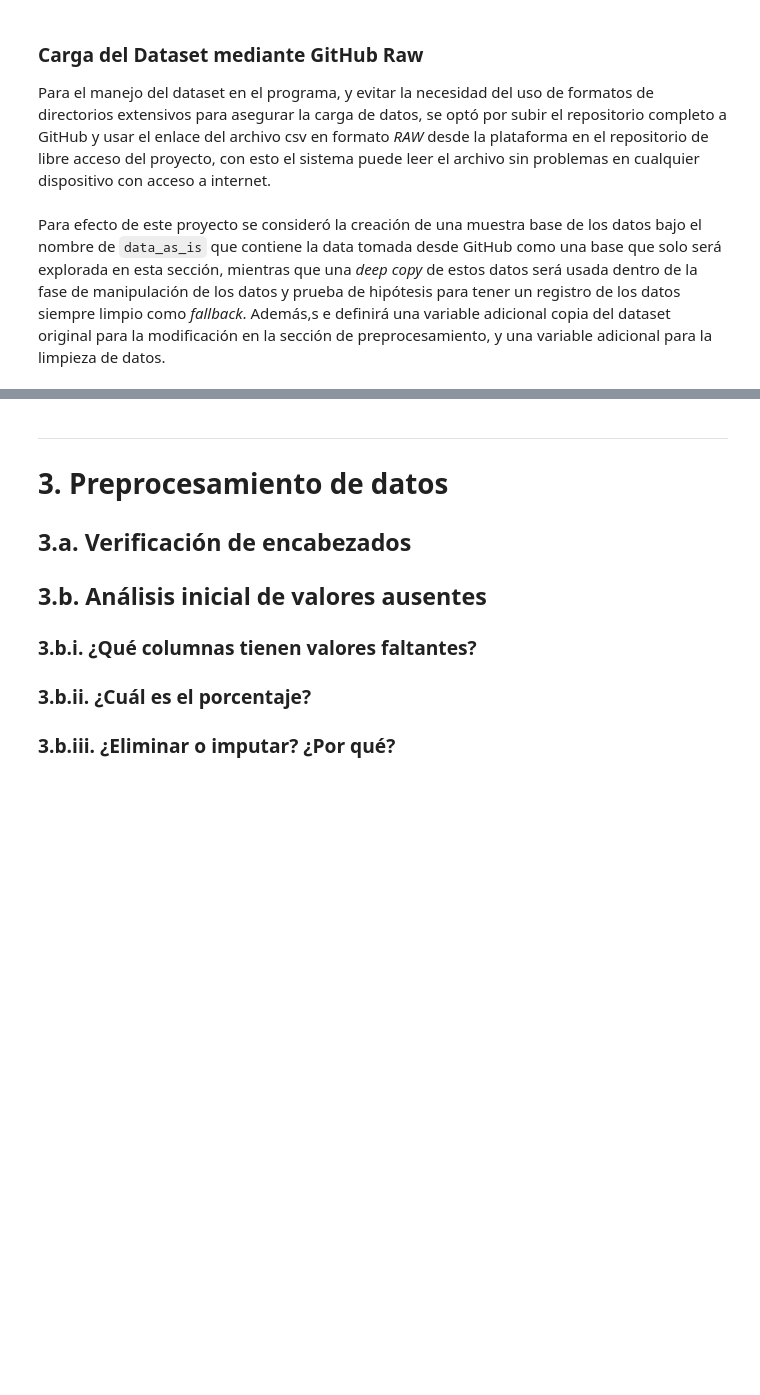
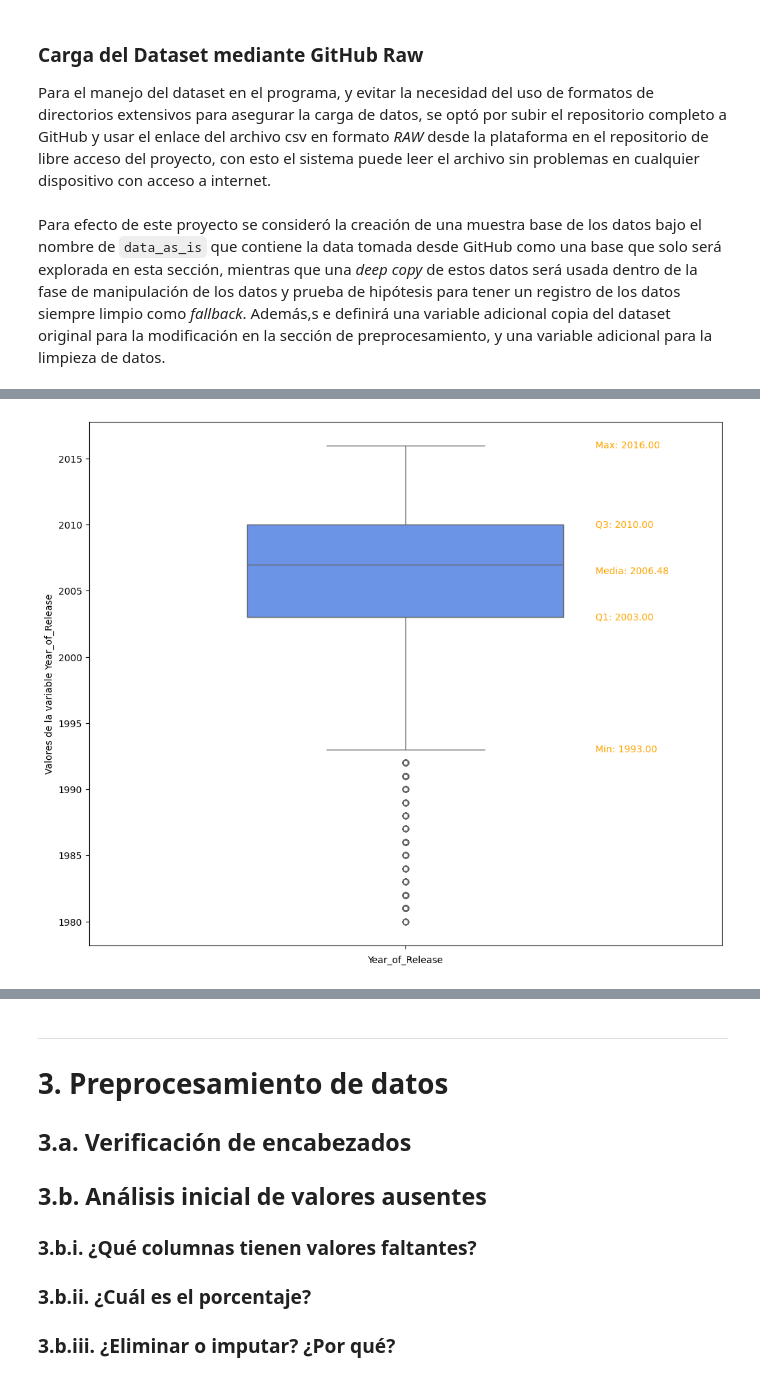
Before and after one commit to Volv1t3/MidtermDataAnalysisProject, a Jupyter notebook: src/python/notebooks/Proyecto_Fin_Semestre_Arellano.ipynb, the cells around one changed output, grey strips where cells are left out. Cells and saved outputs as stored; diff of their text form; code cells hidden in the pictures; blank space fills up the shorter version.

```diff
--- a/src/python/notebooks/Proyecto_Fin_Semestre_Arellano.ipynb
+++ b/src/python/notebooks/Proyecto_Fin_Semestre_Arellano.ipynb
@@ -214,0 +367,22 @@ En esta sección, trabajaremos con un análisis base de la correlación de los d
+# %%
+#? 2.  Exploracion visual mediante un box plot de los datos del contenido de children
+fig, ax = plt.subplots(figsize=(12, 10))
+bp = sns.boxplot(data=data_as_is, y='Year_of_Release', ax=ax,width=.50)
+
+# Calcular estadísticas
+stats = data_as_is['Year_of_Release'].describe()
+q1, median, q3 = stats['25%'], stats['50%'], stats['75%']
+mean = stats['mean']
+whisker_low = data_as_is['Year_of_Release'][data_as_is['Year_of_Release'] >= q1 - 1.5 * (q3 - q1)].min()
+whisker_high = data_as_is['Year_of_Release'][data_as_is['Year_of_Release'] <= q3 + 1.5 * (q3 - q1)].max()
+
+# Anotar cada estadística
+for label, val in [("Min", whisker_low), ("Q1", q1), ("Q3", q3), ("Max", whisker_high), ("Media", mean)]:
+    ax.annotate(f"{label}: {val:.2f}", xy=(0, val), xytext=(0.3, val),
+                fontsize=10, va='center', color='orange')
+
+ax.yaxis.set_label_text("Valores de la variable Year_of_Release")
+ax.set_xlabel("Year_of_Release")
+plt.show()
+# %% [output]
+[figure, added]
```
Also changed, not shown: parts of 21 cells of this notebook, 1 other file.
